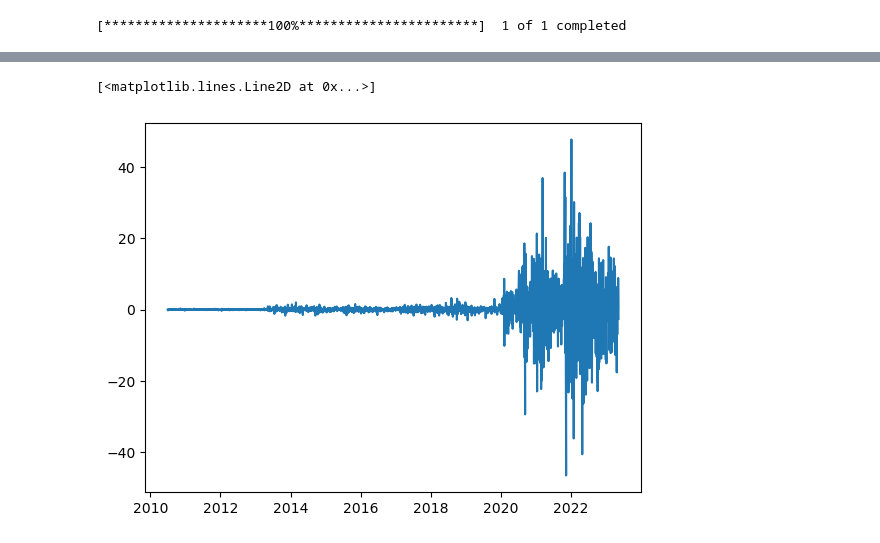
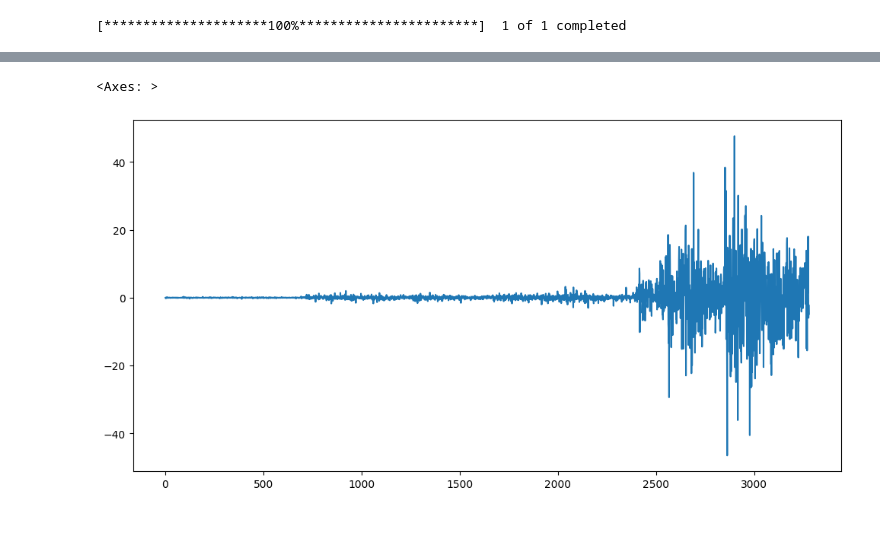
Before and after one commit to newbie10003-code/Machine-Learning, a Jupyter notebook: StockPrediction.ipynb, the cells around one changed output, grey strips where cells are left out. Drawn from its saved outputs; the diff is of its cells as text; code cells hidden in the pictures.

```diff
--- a/StockPrediction.ipynb
+++ b/StockPrediction.ipynb
@@ -49 +42,3 @@ data.iloc[736:864]
+# %%
+data=data.iloc[:,[6,0,1,2,3,4,5]]
 # %%
@@ -78,0 +75,2 @@ memory usage: 177.1 KB
+# %%
+data.reset_index(inplace=True,drop=True)
@@ -105,0 +163,3 @@ data.tail()
+# %%
+data['Close:12 days rolling']=data['Close'].rolling(window=10).mean()
+data['Close:12 days rolling standard Deviation']=data['Close'].rolling(window=10).std()
@@ -106,2 +182,3 @@ data.tail()
 # %%
 data['Close:100 days rolling']=data['Close'].rolling(window=100).mean()
+data['Close:100 days rolling standard Deviation']=data['Close'].rolling(window=100).std()
@@ -192,9 +279,9 @@ p-value:1.2542049577337396e-20
 Strong Evidence against Null Hypothesis,reject Null Hypothesis(unit root is greater than one) and the Data is Stationary
 # %%
-plt.plot(data['Close 1 difference'].dropna())
+data['Close 1 difference'].dropna().plot(figsize=(12,6))
 # %% [output]
-[<matplotlib.lines.Line2D at 0x...>]
+<Axes: >
-[figure, old version]
+[figure, new version]
 # %%
 #Since Data is not Stationary so differencing will be Applied to data
 data['Close 12 difference']=data['Close']-data['Close'].shift(12)
```
Also changed, not shown: parts of 72 cells of this notebook, 17 other files.
